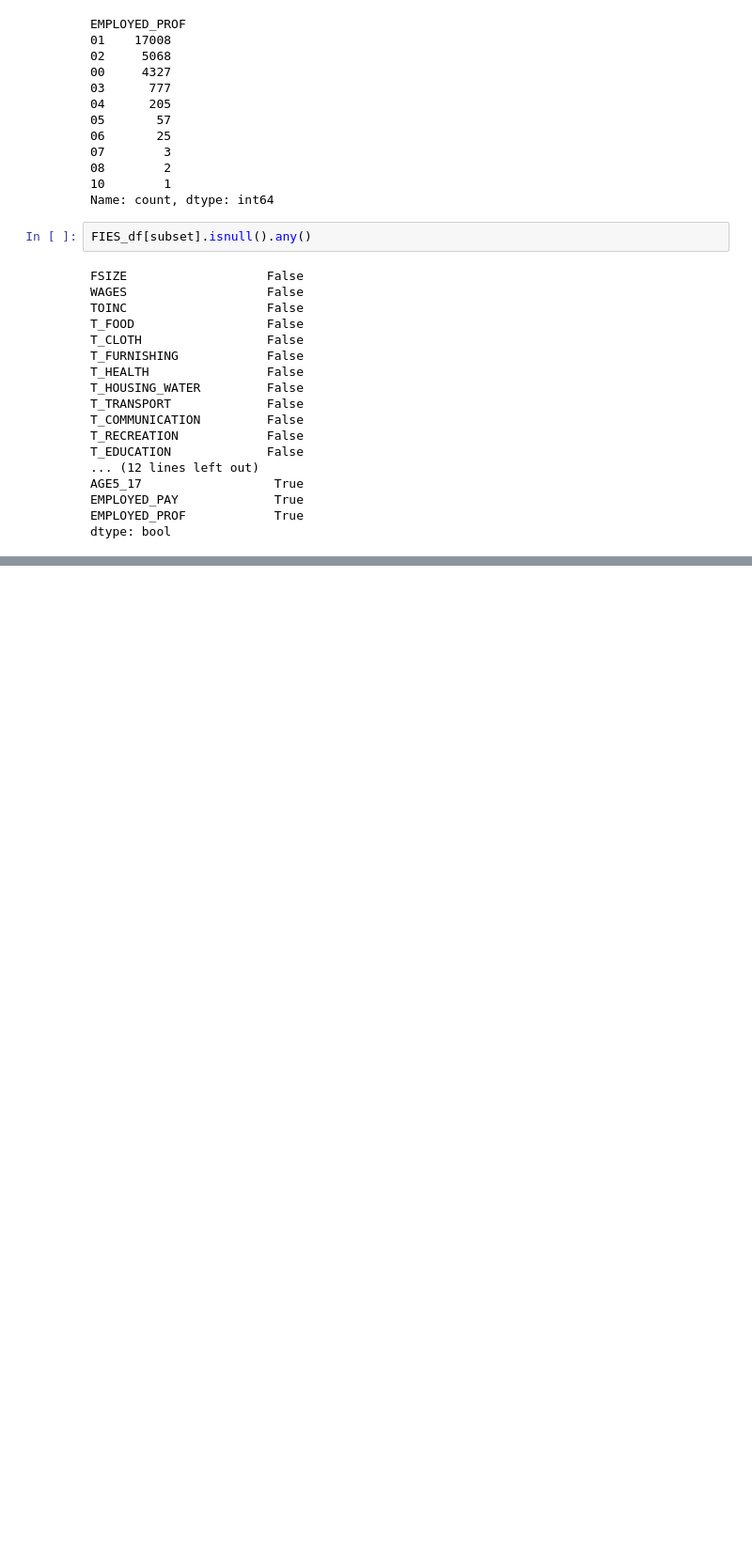
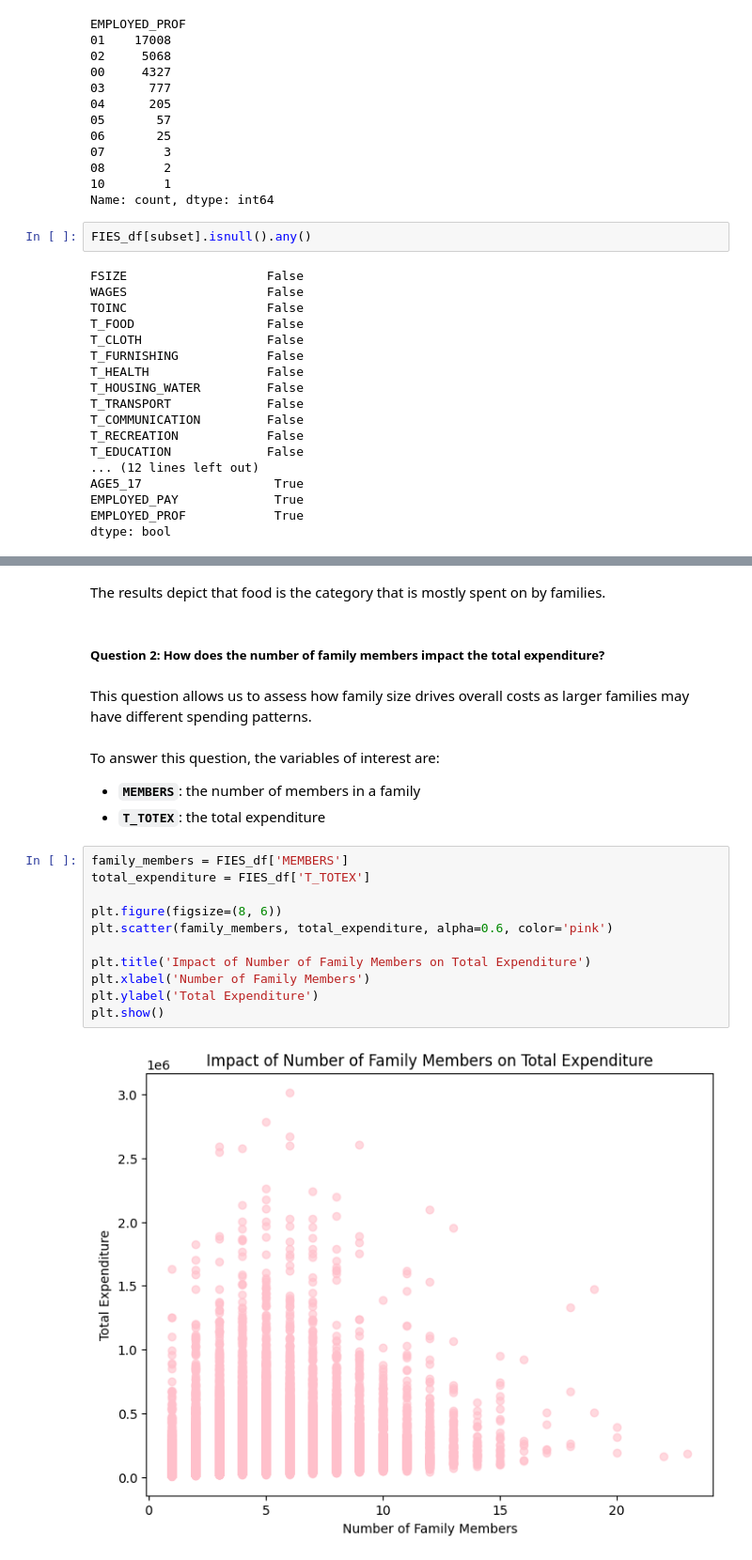
Before and after one commit to MichaelGelo/CSMODEL_Project, a Jupyter notebook: Group3_Phase1.ipynb, the cells around one changed output, grey strips where cells are left out. Shown: that part at 94% size. Cells and saved outputs as stored; diff of their text form; blank space fills up the shorter version.

```diff
--- a/Group3_Phase1.ipynb
+++ b/Group3_Phase1.ipynb
@@ -685,0 +721,23 @@ dtype: bool
+# %% [markdown]
+The results depict that food is the category that is mostly spent on by families.
+# %% [markdown]
+##### **Question 2:** How does the number of family members impact the total expenditure?
+# %% [markdown]
+This question allows us to assess how family size drives overall costs as larger families may have different spending patterns.
+# %% [markdown]
+To answer this question, the variables of interest are:
+- **`MEMBERS`**: the number of members in a family
+- **`T_TOTEX`**: the total expenditure
+# %%
+family_members = FIES_df['MEMBERS']
+total_expenditure = FIES_df['T_TOTEX']
+
+plt.figure(figsize=(8, 6))
+plt.scatter(family_members, total_expenditure, alpha=0.6, color='pink')
+
+plt.title('Impact of Number of Family Members on Total Expenditure')
+plt.xlabel('Number of Family Members')
+plt.ylabel('Total Expenditure')
+plt.show()
+# %% [output]
+[figure, added]
```
Also changed, not shown: parts of 17 cells of this notebook.
